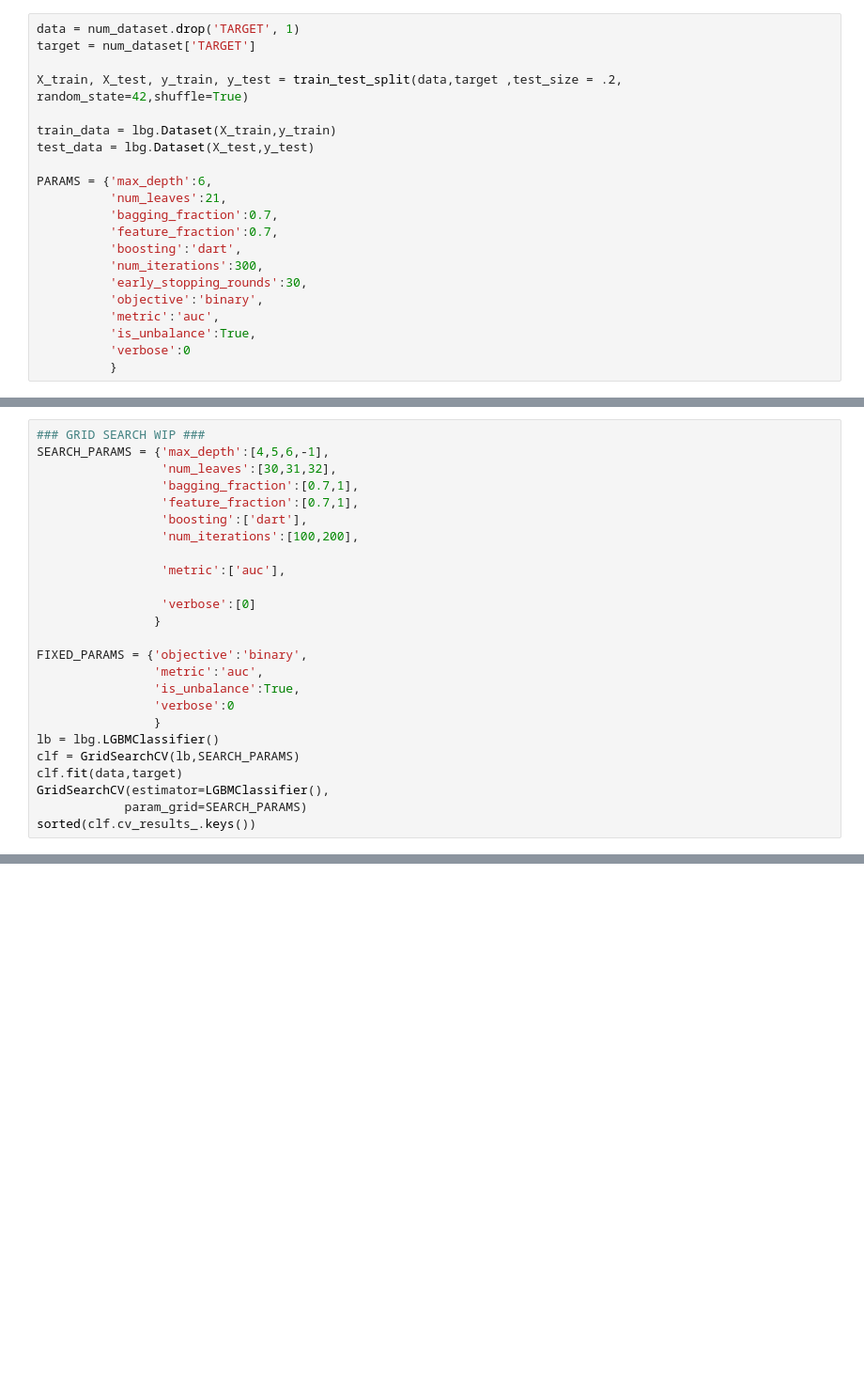
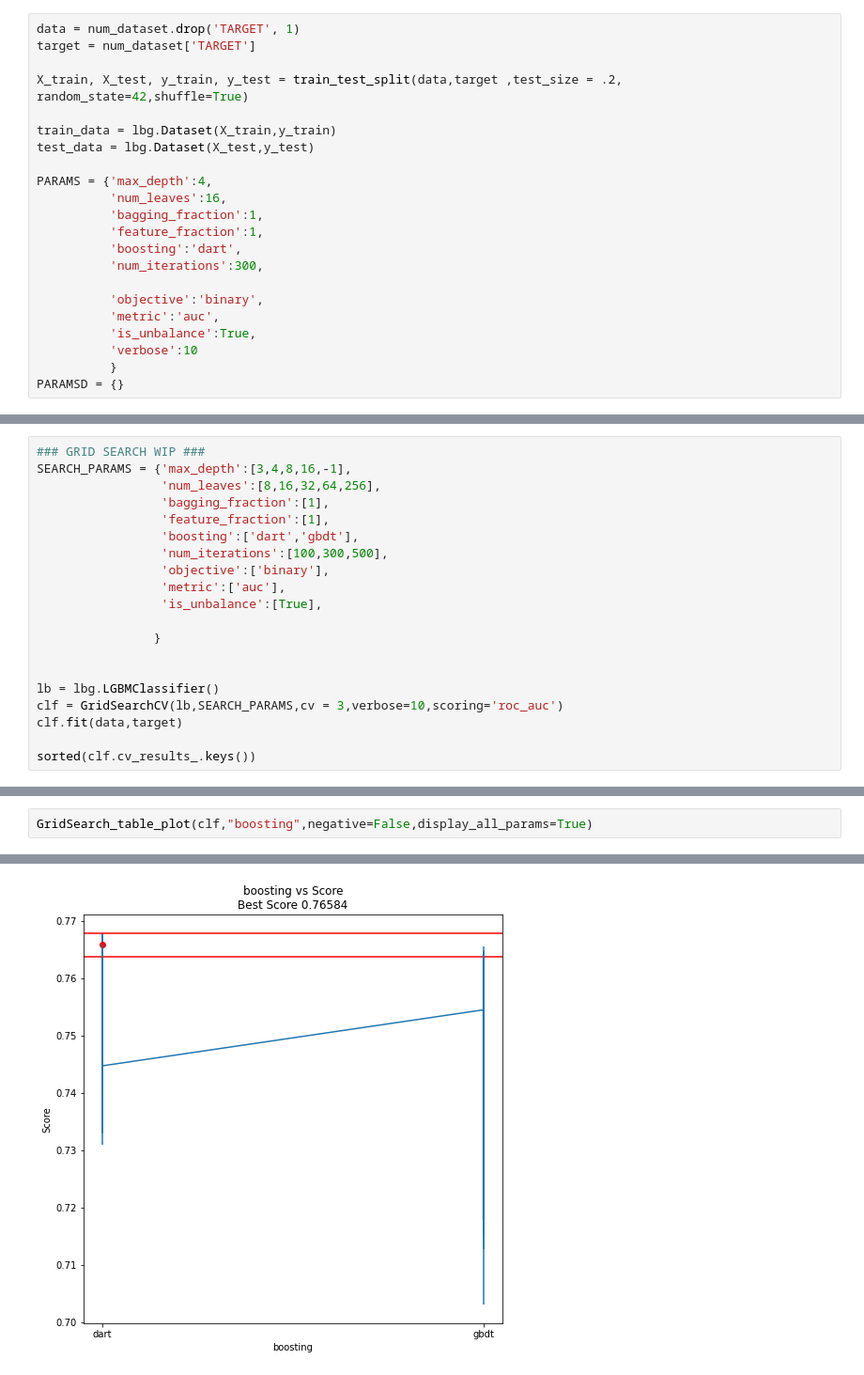
Before and after one commit to JoryAnderson/Loan-Default, a Jupyter notebook: notebooks/GridsearchWIP.ipynb, the cells around one changed output, grey strips where cells are left out. Shown at 94% size. Saved outputs shown, nothing was run; the diff lists cells and outputs as text; blank space fills up the shorter version.

Commit message:
graph

```diff
--- a/notebooks/GridsearchWIP.ipynb
+++ b/notebooks/GridsearchWIP.ipynb
@@ -37,18 +43,19 @@ X_train, X_test, y_train, y_test = train_test_split(data,target ,test_size = .2,
 train_data = lbg.Dataset(X_train,y_train)
 test_data = lbg.Dataset(X_test,y_test)
 
-PARAMS = {'max_depth':6,
-          'num_leaves':21,
-          'bagging_fraction':0.7,
-          'feature_fraction':0.7,
+PARAMS = {'max_depth':4,
+          'num_leaves':16,
+          'bagging_fraction':1,
+          'feature_fraction':1,
           'boosting':'dart',
           'num_iterations':300,
-          'early_stopping_rounds':30,
+
           'objective':'binary',
           'metric':'auc',
           'is_unbalance':True,
-          'verbose':0
+          'verbose':10
           }
+PARAMSD = {}
 # %%
 model = lbg.train(PARAMS,train_data,valid_sets=test_data)
 
@@ -56,25 +81,20 @@ pred = model.predict(X_test)
 # %%
 ### GRID SEARCH WIP ###
-SEARCH_PARAMS = {'max_depth':[4,5,6,-1],
-                 'num_leaves':[30,31,32],
-                 'bagging_fraction':[0.7,1],
-                 'feature_fraction':[0.7,1],
-                 'boosting':['dart'],
-                 'num_iterations':[100,200],
+SEARCH_PARAMS = {'max_depth':[3,4,8,16,-1],
+                 'num_leaves':[8,16,32,64,256],
+                 'bagging_fraction':[1],
+                 'feature_fraction':[1],
+                 'boosting':['dart','gbdt'],
+                 'num_iterations':[100,300,500],
+                 'objective':['binary'],
+                 'metric':['auc'],
+                 'is_unbalance':[True],
 
-                 'metric':['auc'],
-
-                 'verbose':[0]
                 }
 
-FIXED_PARAMS = {'objective':'binary',
-                'metric':'auc',
-                'is_unbalance':True,
-                'verbose':0
-                }
+
 lb = lbg.LGBMClassifier()
-clf = GridSearchCV(lb,SEARCH_PARAMS)
+clf = GridSearchCV(lb,SEARCH_PARAMS,cv = 3,verbose=10,scoring='roc_auc')
 clf.fit(data,target)
-GridSearchCV(estimator=LGBMClassifier(),
-            param_grid=SEARCH_PARAMS)
+
 sorted(clf.cv_results_.keys())
@@ -134,0 +245,3 @@ submission_lgbm.to_csv("lgbm_sub.csv", index=False)
+# %%
+GridSearch_table_plot(clf,"boosting",negative=False,display_all_params=True)
+# %% [output]
@@ -134,0 +281 @@ submission_lgbm.to_csv("lgbm_sub.csv", index=False)
+[figure, added]
```
Also changed, not shown: parts of 16 cells of this notebook.
